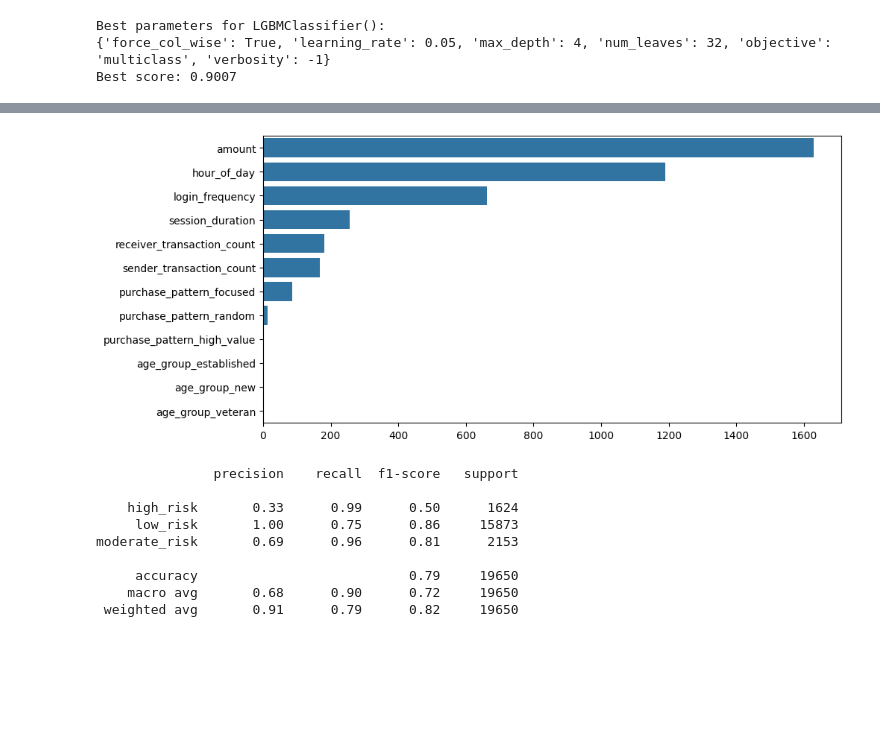
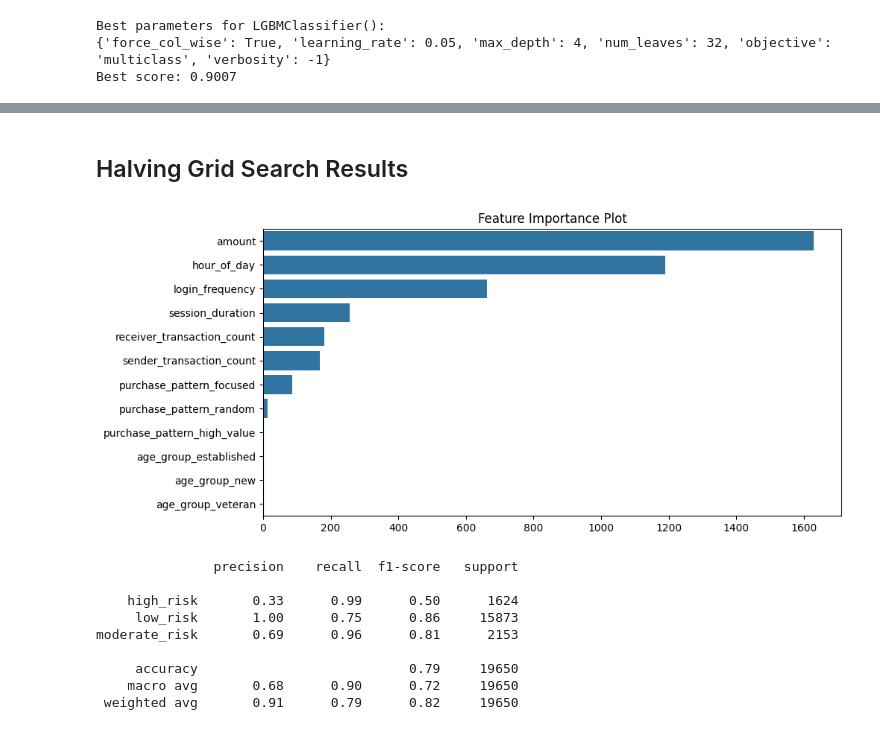
Before and after one commit to WulfNovak/Meta-Transaction-Risk-Classification, a Jupyter notebook: metaverse_transactions_data_analysis.ipynb, the cells around one changed output, grey strips where cells are left out. Drawn from its saved outputs; the diff is of its cells as text; code cells hidden in the pictures; blank space fills up the shorter version.

```diff
--- a/metaverse_transactions_data_analysis.ipynb
+++ b/metaverse_transactions_data_analysis.ipynb
@@ -47,7 +50,7 @@ plt.rcParams['figure.figsize'] = [10,5]
 %config InteractiveShell.ast_node_interactivity = 'all'
 # %%
 # Read in Data
-meta = pd.read_csv('C:/Your/File/Path')
+meta = pd.read_csv('C:/Users/WulfN/Python Projects/datasets/metaverse_transactions_dataset.csv') # 'C:/Your/File/Path'
 
 meta['timestamp'] = pd.to_datetime(meta['timestamp'])
 meta = (meta.sort_values('timestamp')
@@ -322,24 +338,27 @@ Best score: 0.9007
+# %% [markdown]
+## Halving Grid Search Results
 # %%
 # Predictions on highest performing light gbm model:
 y_pred = mini_grid_search.best_estimator_.predict(x_test)
 
 # Feature Importance Plot
 opt_model = LGBMClassifier(**mini_grid_search.best_params_).fit(x_test, y_test)
 
 feature_importance = opt_model.feature_importances_
 feature_names = x_test.columns.to_list()
 
 importances_df = pd.DataFrame({"feature_names" : feature_names,
                               "importances" : feature_importance})
 
 feature_importance_plot = sns.barplot(data = importances_df,
                                       x = feature_importance,
                                       y = feature_names,
                                       order = importances_df.sort_values('importances', ascending = False).feature_names)
 
+plt.title('Feature Importance Plot')
 feature_importance_plot;
 # %% [output]
-[figure, old version]
+[figure, new version]
 # %%
 # Report and Confusion Matrix
 print(classification_report(y_test, y_pred))
```
Also changed, not shown: parts of 20 cells of this notebook.
